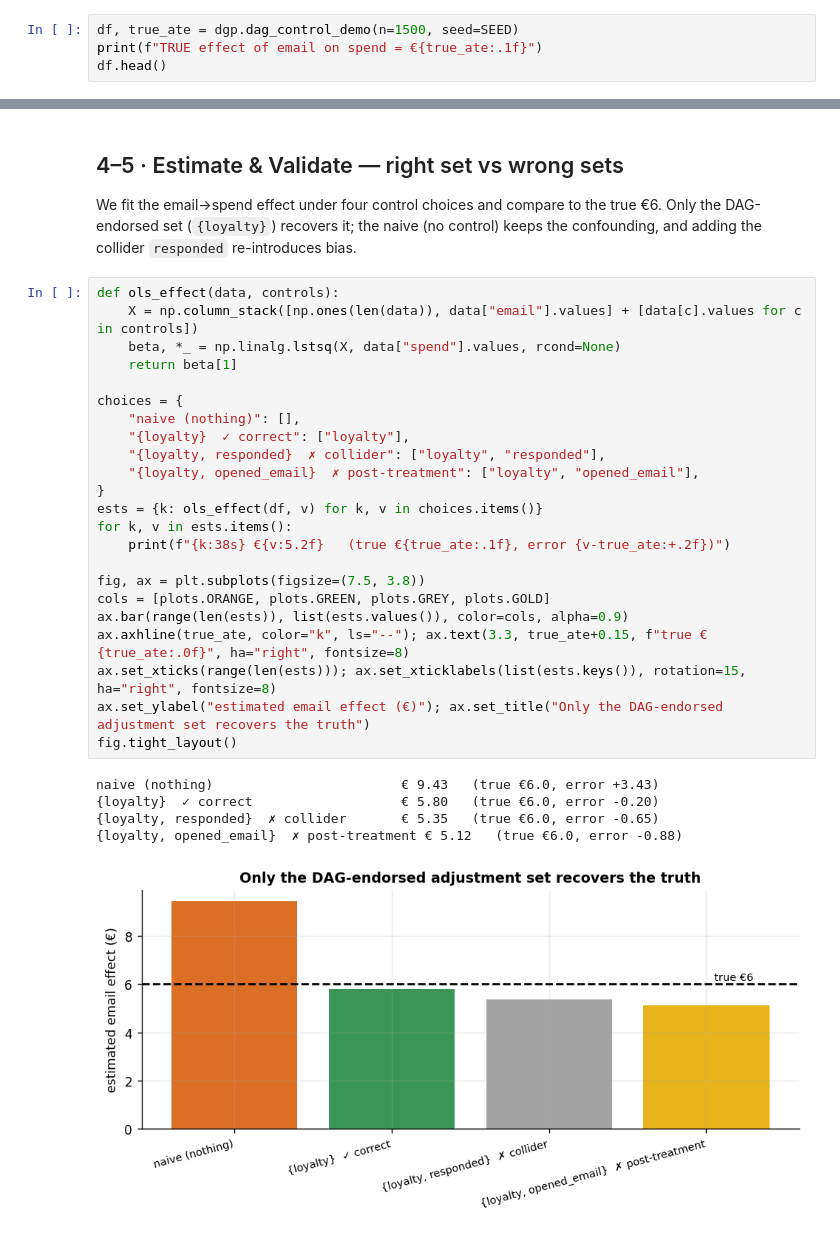
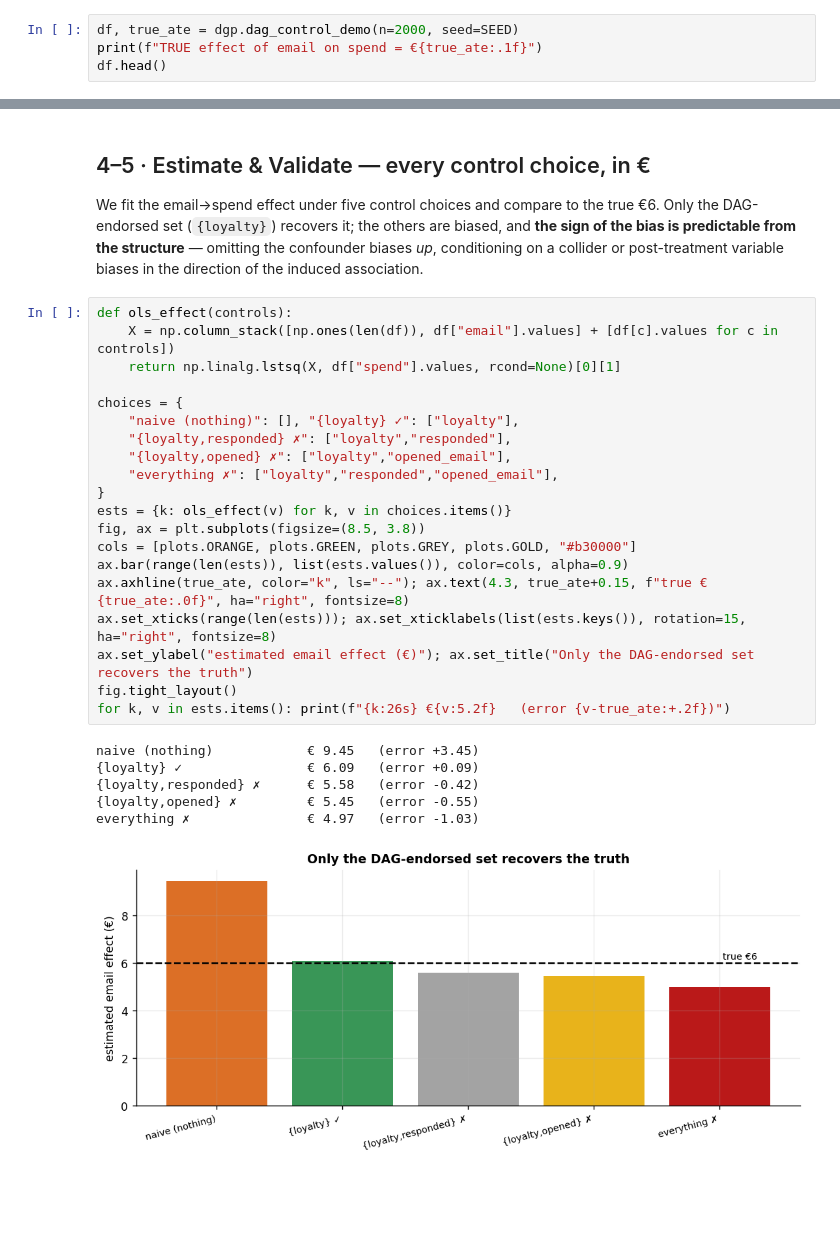
Before and after one commit to fmuia/sda_projects, a Jupyter notebook: notebooks/05_what_to_control_for.ipynb, the cells around one changed output, grey strips where cells are left out. Cells and saved outputs as stored; diff of their text form; blank space fills up the shorter version.

```diff
--- a/notebooks/05_what_to_control_for.ipynb
+++ b/notebooks/05_what_to_control_for.ipynb
@@ -36,5 +56,5 @@ SEED = 17
 # %%
-df, true_ate = dgp.dag_control_demo(n=1500, seed=SEED)
+df, true_ate = dgp.dag_control_demo(n=2000, seed=SEED)
 print(f"TRUE effect of email on spend = €{true_ate:.1f}")
 df.head()
 # %% [output]
@@ -86,38 +96,37 @@ fig.tight_layout()
 # %% [markdown]
-## 4–5 · Estimate & Validate — right set vs wrong sets
+## 4–5 · Estimate & Validate — every control choice, in €
 
-We fit the email→spend effect under four control choices and compare to the true €6.
-Only the DAG-endorsed set (`{loyalty}`) recovers it; the naive (no control) keeps the
-confounding, and adding the collider `responded` re-introduces bias.
+We fit the email→spend effect under five control choices and compare to the true €6. Only the
+DAG-endorsed set (`{loyalty}`) recovers it; the others are biased, and **the sign of the bias is
+predictable from the structure** — omitting the confounder biases *up*, conditioning on a
+collider or post-treatment variable biases in the direction of the induced association.
 # %%
-def ols_effect(data, controls):
-    X = np.column_stack([np.ones(len(data)), data["email"].values] + [data[c].values for c in controls])
-    beta, *_ = np.linalg.lstsq(X, data["spend"].values, rcond=None)
-    return beta[1]
+def ols_effect(controls):
+    X = np.column_stack([np.ones(len(df)), df["email"].values] + [df[c].values for c in controls])
+    return np.linalg.lstsq(X, df["spend"].values, rcond=None)[0][1]
 
 choices = {
-    "naive (nothing)": [],
-    "{loyalty}  ✓ correct": ["loyalty"],
-    "{loyalty, responded}  ✗ collider": ["loyalty", "responded"],
-    "{loyalty, opened_email}  ✗ post-treatment": ["loyalty", "opened_email"],
+    "naive (nothing)": [], "{loyalty} ✓": ["loyalty"],
+    "{loyalty,responded} ✗": ["loyalty","responded"],
+    "{loyalty,opened} ✗": ["loyalty","opened_email"],
+    "everything ✗": ["loyalty","responded","opened_email"],
 }
-ests = {k: ols_effect(df, v) for k, v in choices.items()}
-for k, v in ests.items():
-    print(f"{k:38s} €{v:5.2f}   (true €{true_ate:.1f}, error {v-true_ate:+.2f})")
-
-fig, ax = plt.subplots(figsize=(7.5, 3.8))
-cols = [plots.ORANGE, plots.GREEN, plots.GREY, plots.GOLD]
+ests = {k: ols_effect(v) for k, v in choices.items()}
+fig, ax = plt.subplots(figsize=(8.5, 3.8))
+cols = [plots.ORANGE, plots.GREEN, plots.GREY, plots.GOLD, "#b30000"]
 ax.bar(range(len(ests)), list(ests.values()), color=cols, alpha=0.9)
-ax.axhline(true_ate, color="k", ls="--"); ax.text(3.3, true_ate+0.15, f"true €{true_ate:.0f}", ha="right", fontsize=8)
+ax.axhline(true_ate, color="k", ls="--"); ax.text(4.3, true_ate+0.15, f"true €{true_ate:.0f}", ha="right", fontsize=8)
 ax.set_xticks(range(len(ests))); ax.set_xticklabels(list(ests.keys()), rotation=15, ha="right", fontsize=8)
-ax.set_ylabel("estimated email effect (€)"); ax.set_title("Only the DAG-endorsed adjustment set recovers the truth")
+ax.set_ylabel("estimated email effect (€)"); ax.set_title("Only the DAG-endorsed set recovers the truth")
 fig.tight_layout()
+for k, v in ests.items(): print(f"{k:26s} €{v:5.2f}   (error {v-true_ate:+.2f})")
 # %% [output]
-naive (nothing)                        € 9.43   (true €6.0, error +3.43)
-{loyalty}  ✓ correct                   € 5.80   (true €6.0, error -0.20)
-{loyalty, responded}  ✗ collider       € 5.35   (true €6.0, error -0.65)
-{loyalty, opened_email}  ✗ post-treatment € 5.12   (true €6.0, error -0.88)
+naive (nothing)            € 9.45   (error +3.45)
+{loyalty} ✓                € 6.09   (error +0.09)
+{loyalty,responded} ✗      € 5.58   (error -0.42)
+{loyalty,opened} ✗         € 5.45   (error -0.55)
+everything ✗               € 4.97   (error -1.03)
-[figure, old version]
+[figure, new version]
 # %% [markdown]
 ## 6 · Decide, in euros — with a robustness statement
 
```
Also changed, not shown: parts of 13 cells of this notebook, 1 other file.
